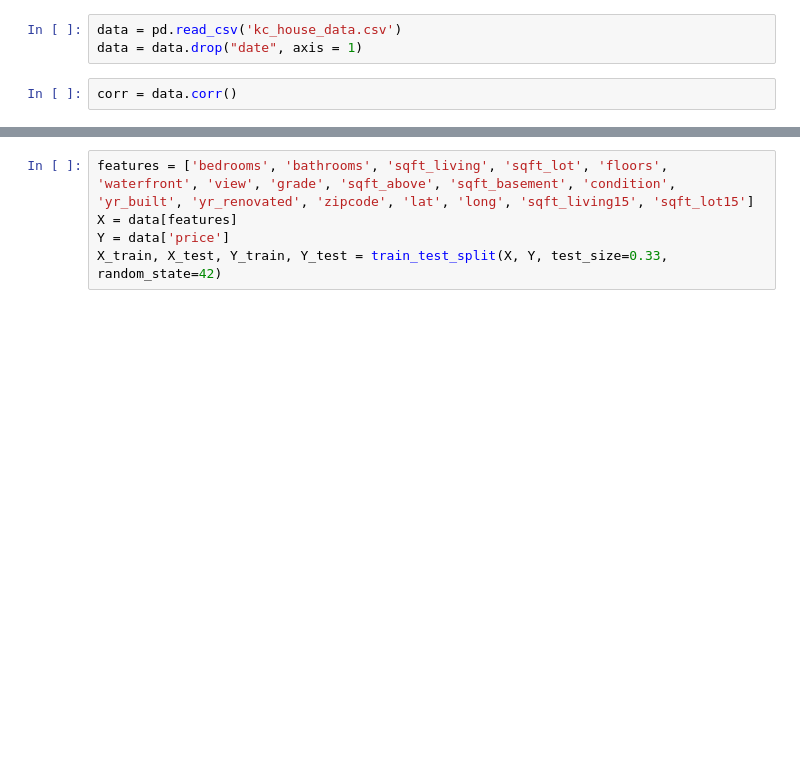
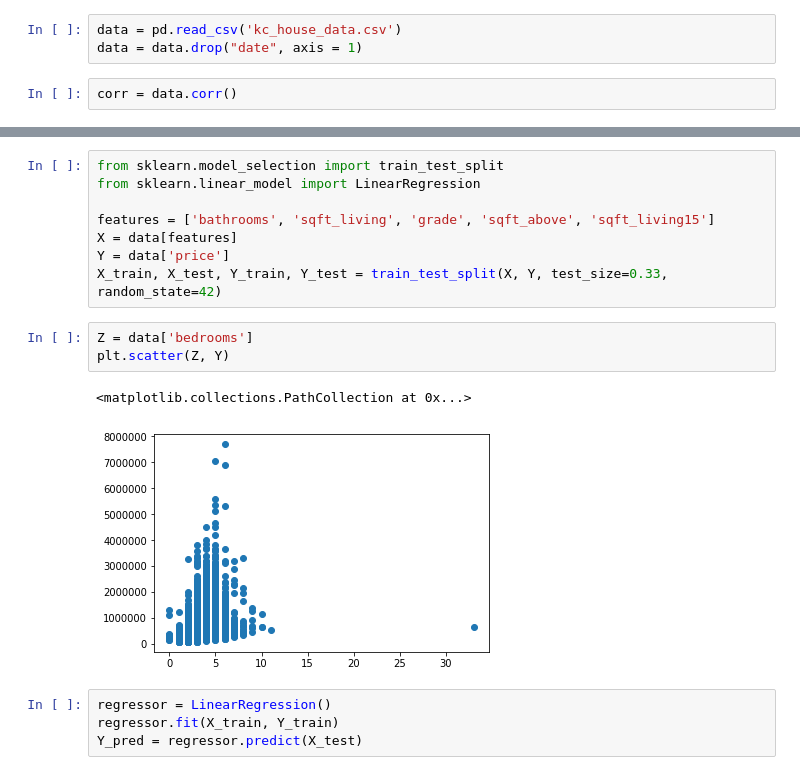
Before and after one commit to urvisharma105/ML-Projects, a Jupyter notebook: HousePricing/HousePricing.ipynb, the cells around one changed output, grey strips where cells are left out. Drawn from its saved outputs; the diff is of its cells as text; blank space fills up the shorter version.

Commit message:
Linear Regression

```diff
--- a/HousePricing/HousePricing.ipynb
+++ b/HousePricing/HousePricing.ipynb
@@ -20,5 +40,18 @@ sns.heatmap(corr, cmap=cmap, square = True, mask=mask, center= 0, vmax=0.3, line
 # %%
-features = ['bedrooms', 'bathrooms', 'sqft_living', 'sqft_lot', 'floors', 'waterfront', 'view', 'grade', 'sqft_above', 'sqft_basement', 'condition', 'yr_built', 'yr_renovated', 'zipcode', 'lat', 'long', 'sqft_living15', 'sqft_lot15']
+from sklearn.model_selection import train_test_split
+from sklearn.linear_model import LinearRegression
+
+features = ['bathrooms', 'sqft_living', 'grade', 'sqft_above', 'sqft_living15']
 X = data[features]
 Y = data['price']
 X_train, X_test, Y_train, Y_test = train_test_split(X, Y, test_size=0.33, random_state=42)
+# %%
+Z = data['bedrooms']
+plt.scatter(Z, Y)
+# %% [output]
+<matplotlib.collections.PathCollection at 0x...>
+[figure, added]
+# %%
+regressor = LinearRegression()
+regressor.fit(X_train, Y_train)
+Y_pred = regressor.predict(X_test)
```
Also changed, not shown: parts of 7 cells of this notebook, 1 other file.
